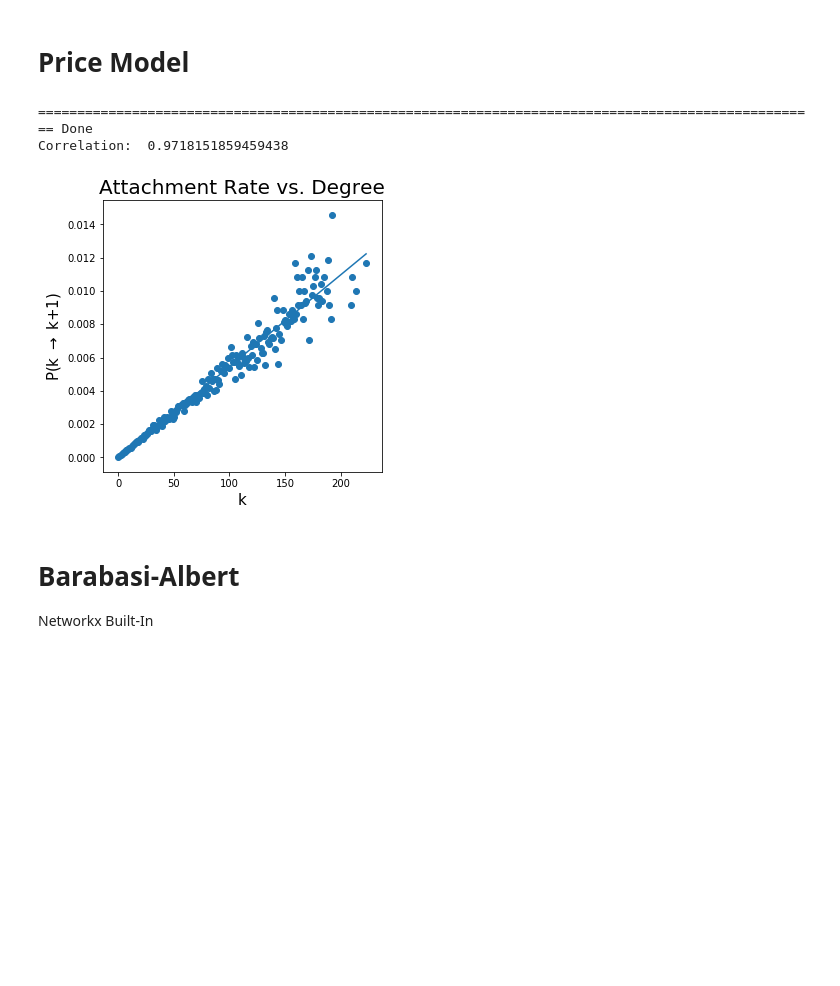
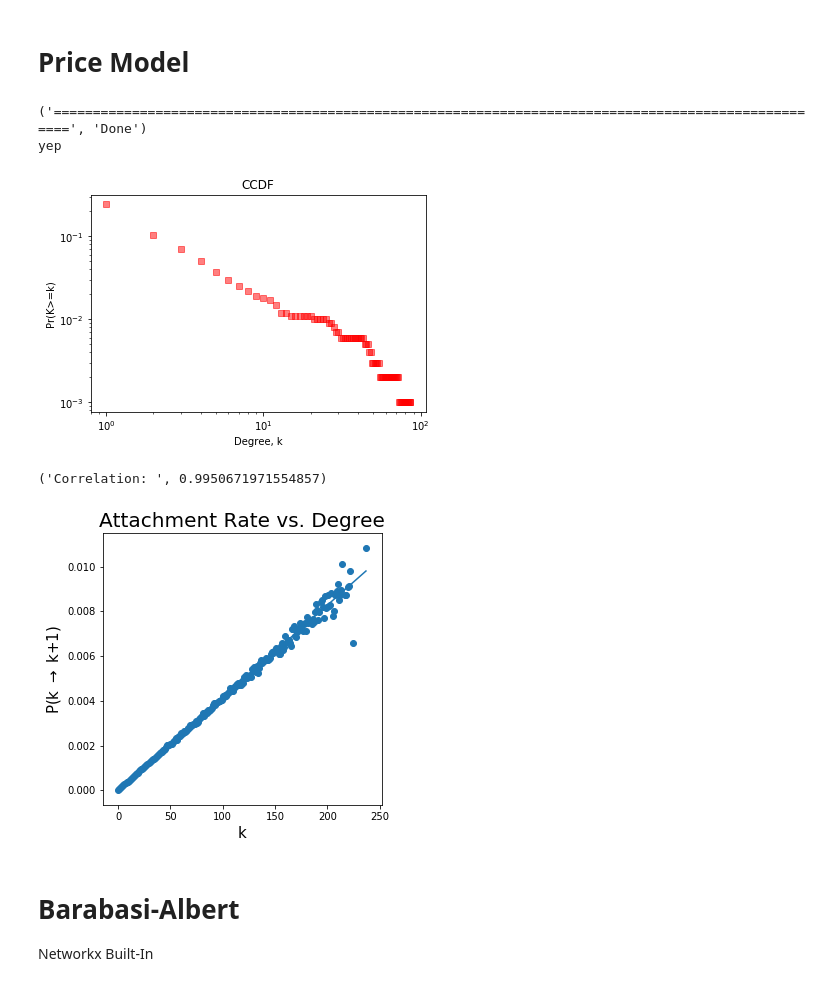
Before and after one commit to thomasy314/Preferential-Attachment, a Jupyter notebook: Pref_Attach.ipynb, the cells around one changed output. Saved outputs shown, nothing was run; the diff lists cells and outputs as text; code cells hidden in the pictures; blank space fills up the shorter version.

```diff
--- a/Pref_Attach.ipynb
+++ b/Pref_Attach.ipynb
@@ -7,7 +7,7 @@ from collections import defaultdict
 from IPython.display import clear_output
 # %%
 def loading_bar(place, size):
-    count = int((place/size) * 100)
+    count = int((float(place)/size) * 100)
     if place<=size:
         print(("=" * count) + ("_" * (100-count)), "{}/{}".format(place,size))
     else:
@@ -20,6 +20,8 @@ def test_digraph(G_func, param, start, interval, iterations=100):
         clear_output(wait=True)
         loading_bar(i, iterations)
         G = G_func(*param)
+        if i == 0:
+            first_G = G
         for n in range(start+1):
             # get neighbors of in edges
             in_neighbors = [ f for f,t in G.in_edges(n) ]
@@ -30,6 +32,7 @@ def test_digraph(G_func, param, start, interval, iterations=100):
 
     clear_output(wait=True)
     loading_bar(iterations+1, iterations)
+    plotDegsCCDF(first_G.in_degree())
     return k_incr
 # %%
 def test_graph(G_func, param, start, interval, iterations=100):
@@ -52,7 +58,7 @@ def test_graph(G_func, param, start, interval, iterations=100):
     return k_incr
 # %%
 def model_stats(k_incr):
-    k_avg = [ (k,sum(v)/len(v)) for k,v in k_incr.items() ]
+    k_avg = [ (k,sum(v)/float(len(v))) for k,v in k_incr.items() ]
     k_avg.sort()
 
     x = np.array([ k for k,v in k_avg ])
@@ -78,7 +102,7 @@ def price_model(size, C=3, alpha=1.5):
     G.add_edge(1,0)
 
     # likelyhood to chose uniform random or proportional to in-degree
-    weight = C/(C + alpha)
+    weight = float(C)/(C + alpha)
 
     # Attach nodes following price's model
     # https://en.wikipedia.org/wiki/Price%27s_model
@@ -100,21 +124,23 @@ def price_model(size, C=3, alpha=1.5):
 # %%
 # Graph parameters
 size = 1000
 params = [size]
 
 # Test parameters
-interval = 100
+interval = 500
 start = 500
-iterations = 1000
+iterations = 10000
 
 k_incr = test_digraph(price_model, params, start, interval, iterations)
 
 slope, intercept, r_value, p_value, std_err = model_stats(k_incr);
 print("Correlation: ", r_value)
 # %% [output]
-==================================================================================================== Done
-Correlation:  0.9718151859459438
+('====================================================================================================', 'Done')
+yep
-[figure, old version]
+[figure, new version]
+('Correlation: ', 0.9950671971554857)
+[figure, added]
 # %% [markdown]
 # Barabasi-Albert
  Networkx Built-In
```
Also changed, not shown: parts of 10 cells of this notebook.
